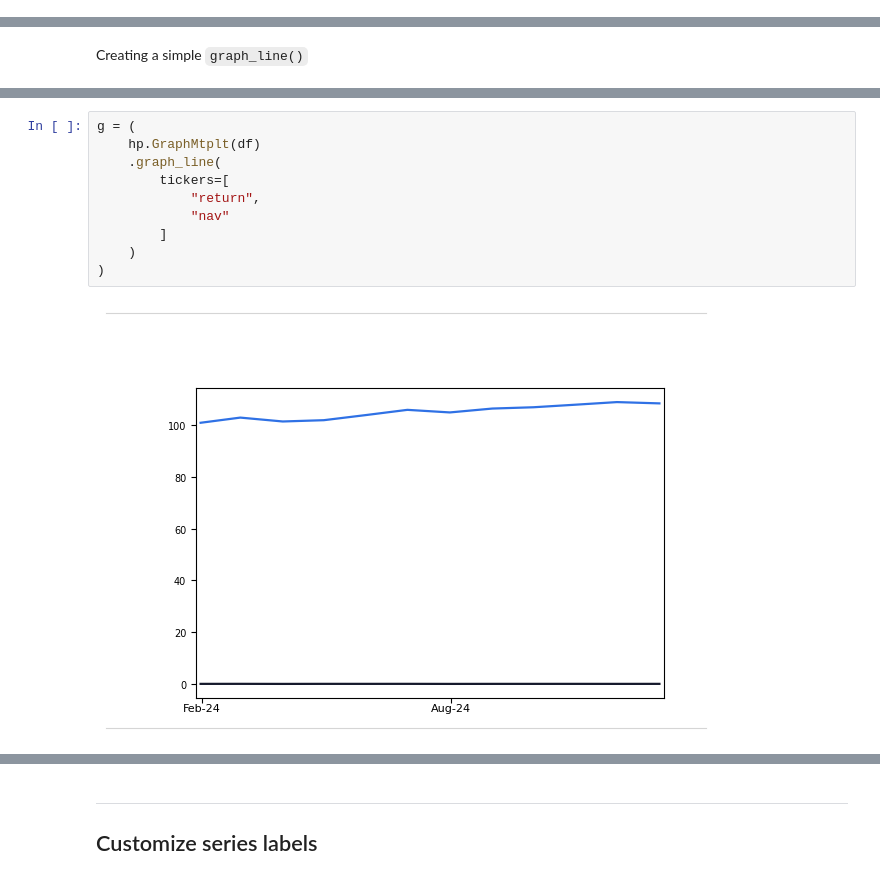
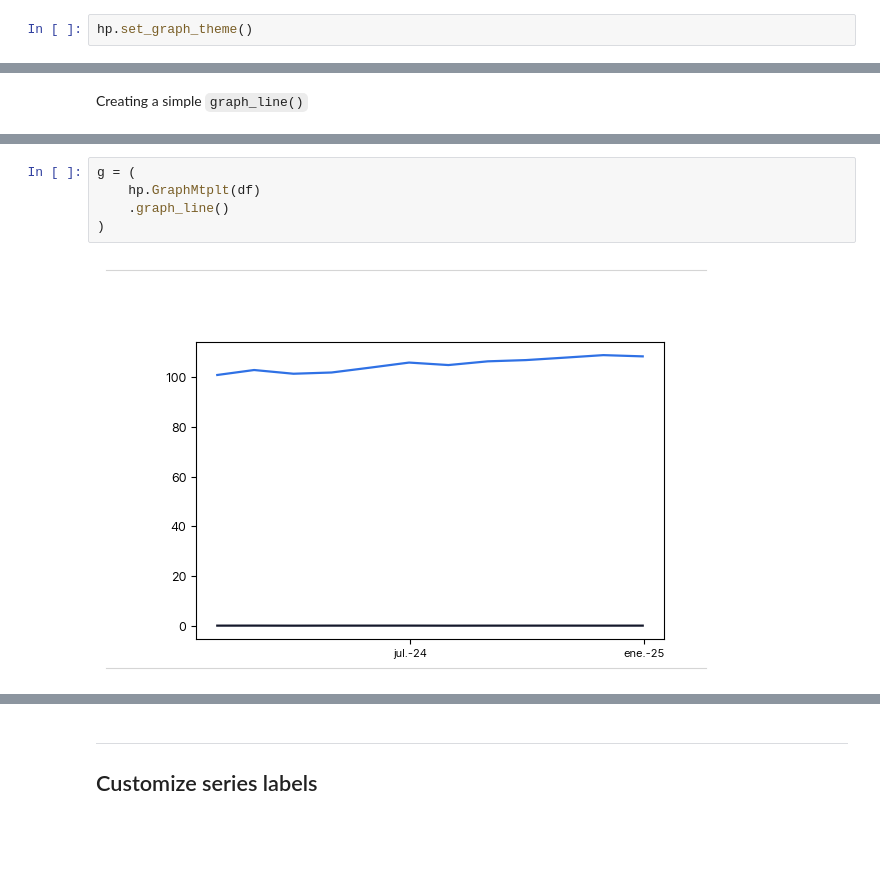
Before and after one commit to jc-ocampob/helpers_ps, a Jupyter notebook: docs/GraphMtplt/Line/graph.ipynb, the cells around one changed output, grey strips where cells are left out. Drawn from its saved outputs; the diff is of its cells as text; blank space fills up the shorter version.

```diff
--- a/docs/GraphMtplt/Line/graph.ipynb
+++ b/docs/GraphMtplt/Line/graph.ipynb
@@ -25,3 +27,5 @@ import pandas as pd
+# %%
+hp.set_graph_theme()
 # %% [markdown]
 Creating a `pd.Dataframe`
 # %%
@@ -49,13 +72,8 @@ Including multiple series within the graph all focused on the left axis
 # %%
 g = (
     hp.GraphMtplt(df)
-    .graph_line(
-        tickers=[
-            "return",
-            "nav"
-        ]
-    )
+    .graph_line()
 )
 # %% [output]
-[figure, old version]
+[figure, new version]
 # %% [markdown]
```
Also changed, not shown: parts of 13 cells of this notebook, 3 other files.
